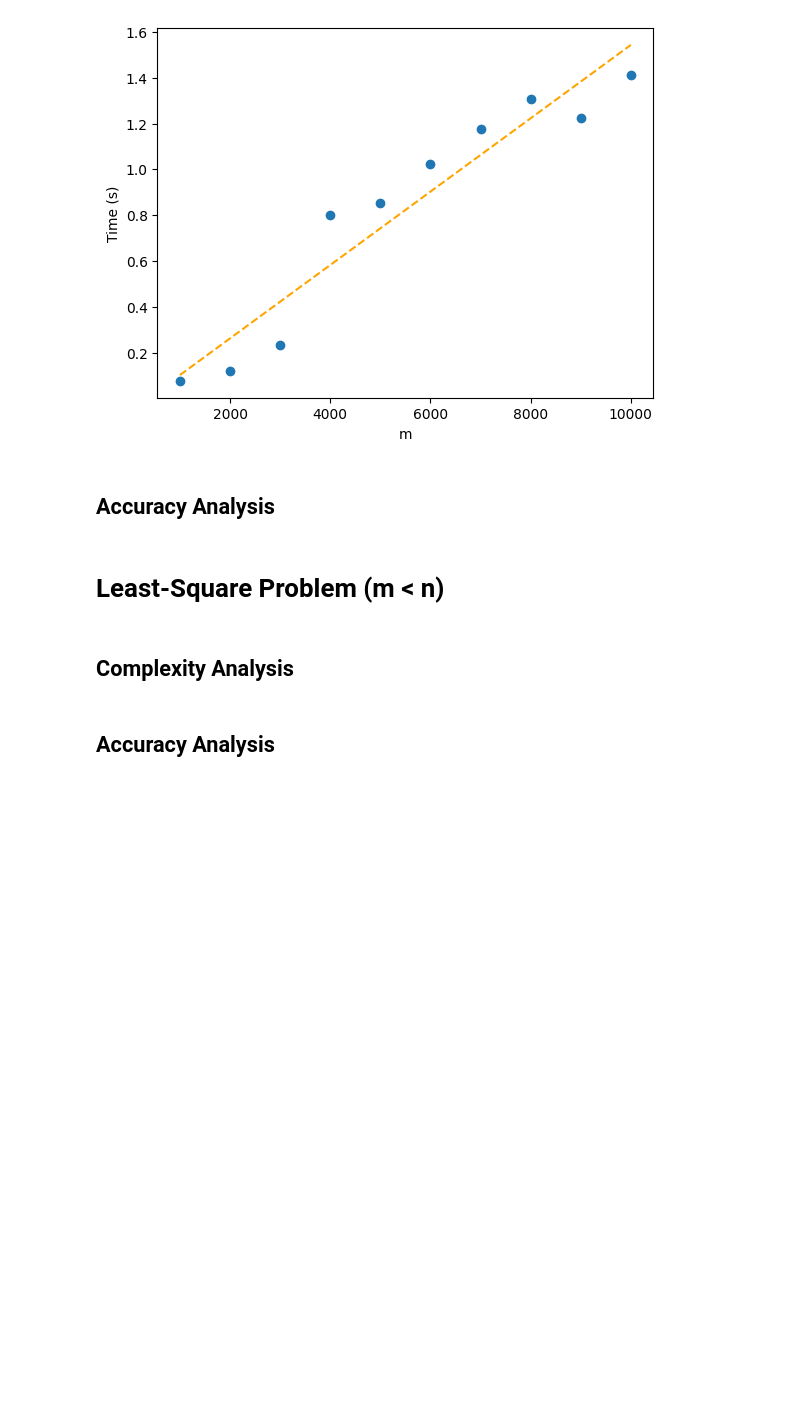
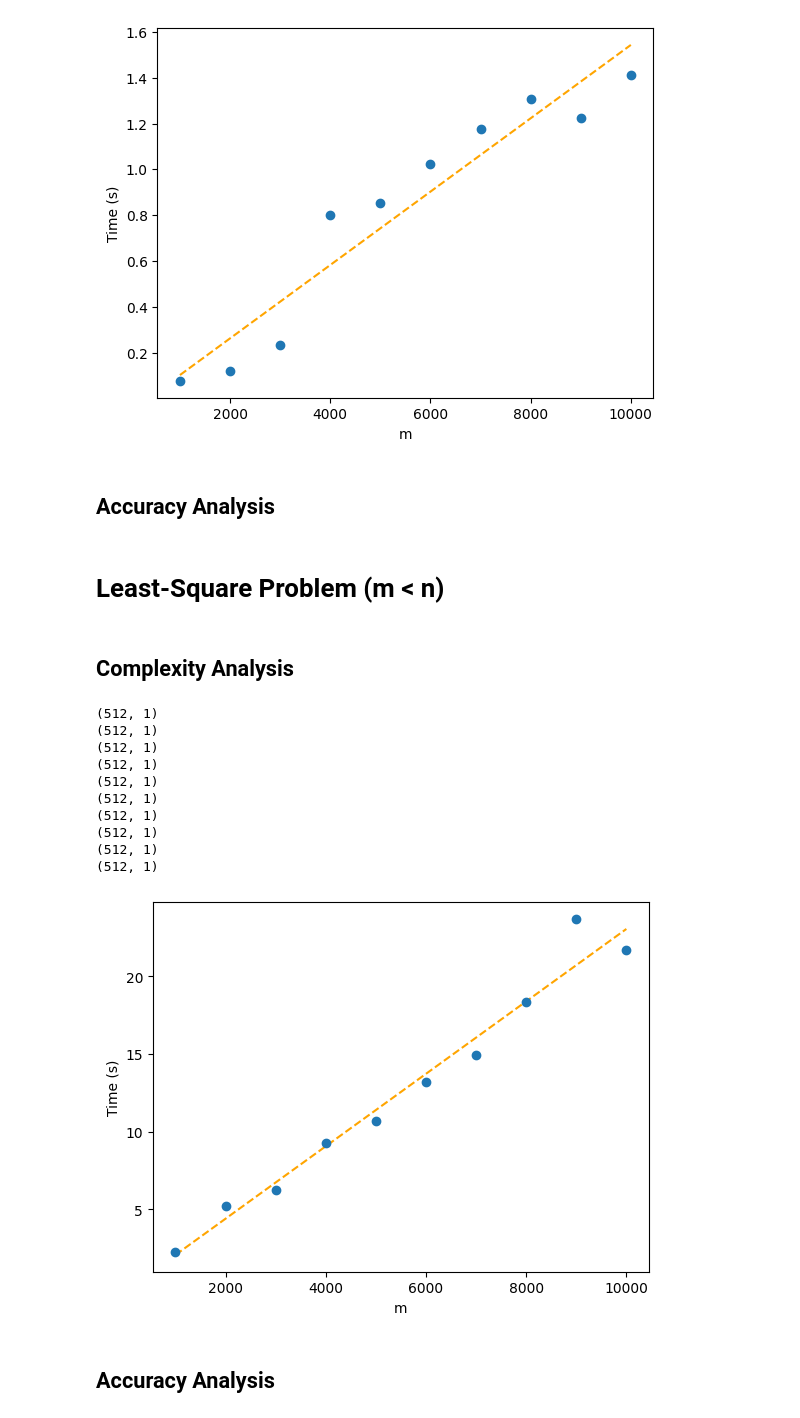
Before and after one commit to JacopoRaffi/CM_Project, a Jupyter notebook: analysis/qr_analysis.ipynb, the cells around one changed output. Cells and saved outputs as stored; diff of their text form; code cells hidden in the pictures; blank space fills up the shorter version.

```diff
--- a/analysis/qr_analysis.ipynb
+++ b/analysis/qr_analysis.ipynb
@@ -91,7 +91,7 @@ for num_samples in range(START, END, STEP):
     times = []
     for _ in range(num_trials):
         D = np.random.uniform(a, b, size=(num_samples, input_size)) # dataset
-        Y = np.sin(D)
+        Y = np.apply_along_axis(lambda x: np.sum(np.sin(x) * np.cos(x)), axis=1, arr=D).reshape(-1, 1)
 
         model = ELM(input_size, hidden_size)
         start = time.time()
@@ -109,5 +109,42 @@ plot_errorbar(START, END, STEP, mean_and_variance)
 # Least-Square Problem (m < n)
 # %% [markdown]
 ## Complexity Analysis
+# %%
+num_samples = 512
+input_size = 10
+a, b = -1, 1
+START=1000
+END=10001
+STEP=1000
+num_trials = 1
+
+mean_and_variance = []
+
+for hidden_size in range(START, END, STEP):
+    times = []
+    for _ in range(num_trials):
+        D = np.random.uniform(a, b, size=(num_samples, input_size)) # dataset
+        Y = np.apply_along_axis(lambda x: np.sum(np.sin(x) * np.cos(x)), axis=1, arr=D).reshape(-1, 1)
+
+        model = ELM(input_size, hidden_size)
+        start = time.time()
+        model.fit(D, Y)
+        end = time.time()
+        times.append(end - start)
+    mean_and_variance.append((np.mean(times), np.var(times)))
+
+plot_errorbar(START, END, STEP, mean_and_variance)
+# %% [output]
+(512, 1)
+(512, 1)
+(512, 1)
+(512, 1)
+(512, 1)
+(512, 1)
+(512, 1)
+(512, 1)
+(512, 1)
+(512, 1)
+[figure, added]
 # %% [markdown]
 ## Accuracy Analysis
```
Also changed, not shown: parts of 4 cells of this notebook.
